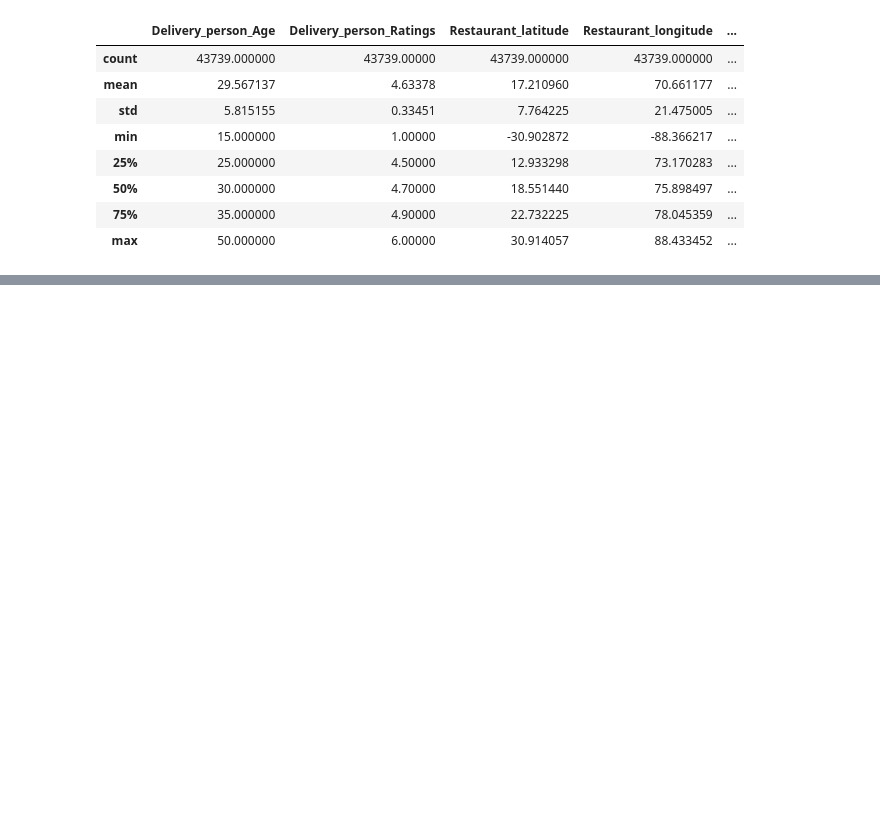
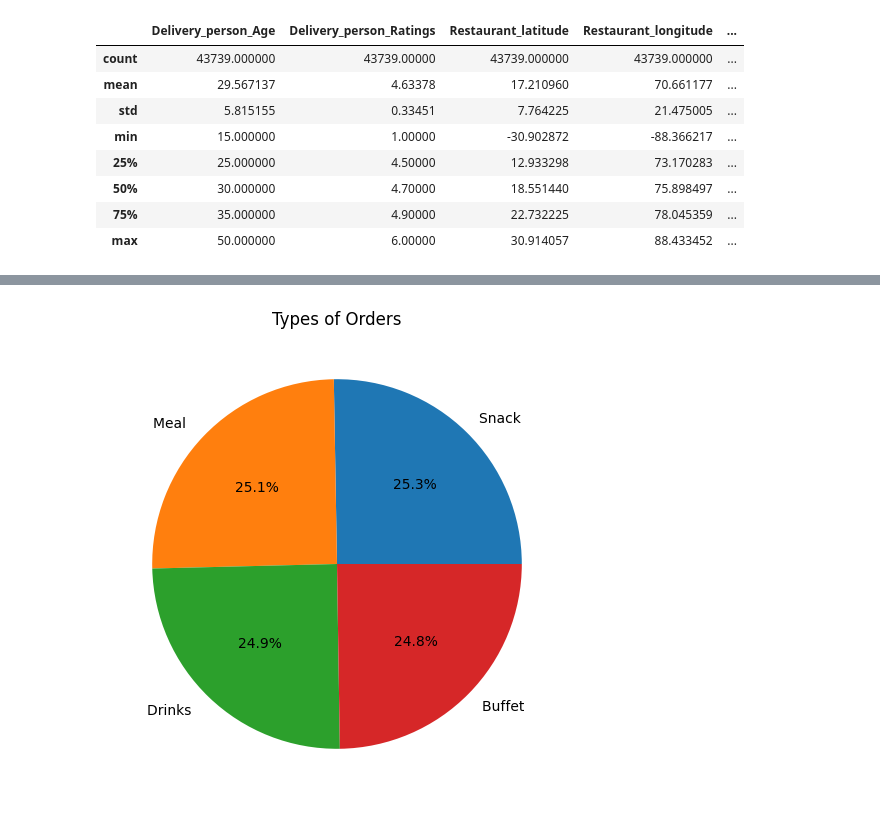
Before and after one commit to Agnik292005/Food-Delivery-Optimization, a Jupyter notebook: modelBuildPorcedure.ipynb, the cells around one changed output, grey strips where cells are left out. Cells and saved outputs as stored; diff of their text form; code cells hidden in the pictures; blank space fills up the shorter version.

```diff
--- a/modelBuildPorcedure.ipynb
+++ b/modelBuildPorcedure.ipynb
@@ -273,0 +292,8 @@ train.describe()
+# %%
+frequency =train['Type_of_order'].value_counts()
+plt.figure(figsize=(8,6))
+plt.pie(frequency, labels=frequency.index, autopct='%1.1f%%')
+plt.title("Types of Orders")
+plt.show()
+# %% [output]
+[figure, added]
```
Also changed, not shown: parts of 6 cells of this notebook.
